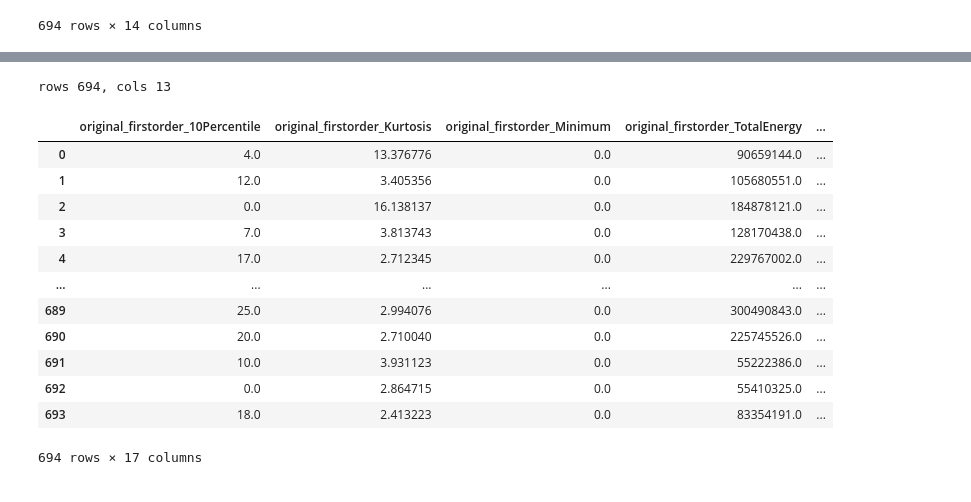
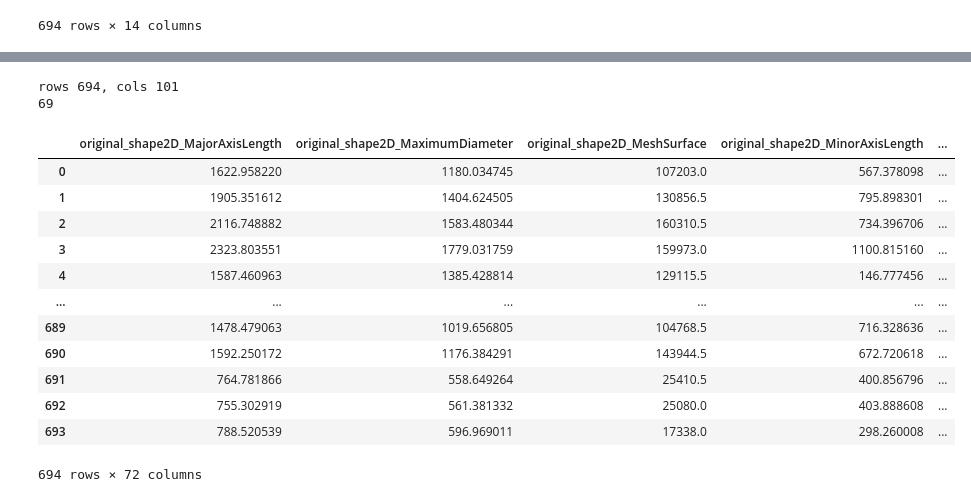
Before and after one commit to ricky-hu/kidney, a Jupyter notebook: egfr_classification.ipynb, the cells around one changed output, grey strips where cells are left out. Drawn from its saved outputs; the diff is of its cells as text; code cells hidden in the pictures.

Commit message:
redid radiomics, updated classifier, tried pycaret

```diff
--- a/egfr_classification.ipynb
+++ b/egfr_classification.ipynb
@@ -35,7 +38,7 @@ pd.set_option('display.max_rows', 106)
 # %%
 #feature selection
 #dropping high VIF columns
-def calculate_vif(X, thresh=10):
+def calculate_vif(X, thresh=15):
     variables = list(range(X.shape[1]))
     dropped = True
     while dropped:
@@ -84,7 +87,7 @@ def VIF_feature_select(data, name, id_col_name = 'filename', feature_select = 1)
         return dataFiltered
 # %%
 #data imports and preprocessing
-data_radiomics_raw = pd.read_csv('radiomics.csv',engine='python')
+data_radiomics_raw = pd.read_csv('radiomics_old.csv',engine='python')
 data_outcomes_raw = pd.read_csv('segmentation_labels_mgfr_cls.csv',engine='python')
 
 #joining both by ID, but have to edit the ID columns because they are labelled differently
@@ -166,9 +169,9 @@ table1_binary
 cols_labels = ['mgfr', 'mgfr_cls_flag','file_attributes_flag']
 data_no_labels = data_all.drop(columns = cols_labels)
 data_labels_only = data_all[['filename'] + cols_labels]
-data_all_VIF = VIF_feature_select(data_no_labels, 'data_all',
+data_VIF_no_labels = VIF_feature_select(data_no_labels, 'data_all',
                                      'filename', feature_select = 1)
-data_all_VIF
+data_VIF_no_labels
 # %% [output]
 |  | original_firstorder_10Percentile | original_firstorder_Kurtosis | original_firstorder_Minimum | original_firstorder_TotalEnergy | ... |
 | 0 | 4.0 | 13.376776 | 0.0 | 90659144.0 | ... |
@@ -202,49 +189,56 @@ data_features
 # %%
 # SELECT OUTCOME TO DO MUTUAL INFO
 outcome = 'mgfr_cls_flag'
 
 # applying mutual info selector
-data_VIF_merged = pd.merge(data_all_VIF, data_labels_only,
+data_VIF_merged = pd.merge(data_VIF_no_labels, data_labels_only,
                            how='left', left_on=['filename'], right_on = ['filename'])
 
+# keep this if you don't want any VIF filtering
+data_VIF_merged = data_all
+data_features = data_VIF_merged.drop(columns = (cols_labels + ['filename']))
 
-
-data_features = data_VIF_merged.drop(columns = cols_labels)
 data_outcome = data_VIF_merged[outcome]
 data_labels_and_filename = data_VIF_merged[cols_labels + ['filename']]
+data_filename = data_VIF_merged['filename']
 
-num_rows = X.shape[0]
-num_cols = X.shape[1]
+num_rows = data_features.shape[0]
+#subtracting 1 for filename column
+num_cols = data_features.shape[1] - 1
 
 print("rows " + str(num_rows) + ", cols " + str(num_cols))
 num_features_to_keep = min(math.floor(num_rows/10), num_cols)
 
+print(num_features_to_keep)
 selector = SelectKBest(mutual_info_classif, k=num_features_to_keep)
-selector.fit(data_features.drop('filename', axis=1), data_outcome)
+selector.fit(data_features, data_outcome)
 
-# Get columno keep and create new dataframe with those only
+# Get columns to keep keep and create new dataframe with those only
 cols = selector.get_support(indices=True)
-data_selected_cols = data_VIF_merged.iloc[:,cols]
+data_selected_cols = data_features.iloc[:,cols]
+data_selected_cols['filename'] = data_filename
 
-data_processed = pd.merge(data_features, data_labels_and_filename,
+data_processed = pd.merge(data_selected_cols, data_labels_and_filename,
                            how='left', left_on=['filename'], right_on = ['filename'])
 
 
-data_processed_no_id = data_processed.drop(columns = 'filename',)
+data_processed_no_id = data_processed.drop(columns = 'filename',axis=1)
+data_processed_no_id
 # %% [output]
-rows 694, cols 13
+rows 694, cols 101
+69
-|  | original_firstorder_10Percentile | original_firstorder_Kurtosis | original_firstorder_Minimum | original_firstorder_TotalEnergy | ... |
-| 0 | 4.0 | 13.376776 | 0.0 | 90659144.0 | ... |
-| 1 | 12.0 | 3.405356 | 0.0 | 105680551.0 | ... |
-| 2 | 0.0 | 16.138137 | 0.0 | 184878121.0 | ... |
-| 3 | 7.0 | 3.813743 | 0.0 | 128170438.0 | ... |
-| 4 | 17.0 | 2.712345 | 0.0 | 229767002.0 | ... |
+|  | original_shape2D_MajorAxisLength | original_shape2D_MaximumDiameter | original_shape2D_MeshSurface | original_shape2D_MinorAxisLength | ... |
+| 0 | 1622.958220 | 1180.034745 | 107203.0 | 567.378098 | ... |
+| 1 | 1905.351612 | 1404.624505 | 130856.5 | 795.898301 | ... |
+| 2 | 2116.748882 | 1583.480344 | 160310.5 | 734.396706 | ... |
+| 3 | 2323.803551 | 1779.031759 | 159973.0 | 1100.815160 | ... |
+| 4 | 1587.460963 | 1385.428814 | 129115.5 | 146.777456 | ... |
 | ... | ... | ... | ... | ... | ... |
-| 689 | 25.0 | 2.994076 | 0.0 | 300490843.0 | ... |
-| 690 | 20.0 | 2.710040 | 0.0 | 225745526.0 | ... |
-| 691 | 10.0 | 3.931123 | 0.0 | 55222386.0 | ... |
-| 692 | 0.0 | 2.864715 | 0.0 | 55410325.0 | ... |
-| 693 | 18.0 | 2.413223 | 0.0 | 83354191.0 | ... |
+| 689 | 1478.479063 | 1019.656805 | 104768.5 | 716.328636 | ... |
+| 690 | 1592.250172 | 1176.384291 | 143944.5 | 672.720618 | ... |
+| 691 | 764.781866 | 558.649264 | 25410.5 | 400.856796 | ... |
+| 692 | 755.302919 | 561.381332 | 25080.0 | 403.888608 | ... |
+| 693 | 788.520539 | 596.969011 | 17338.0 | 298.260008 | ... |
-694 rows × 17 columns
+694 rows × 72 columns
 # %%
 # plotting correlation ratios for visualization:
```
Also changed, not shown: parts of 9 cells of this notebook, 10 other files.
